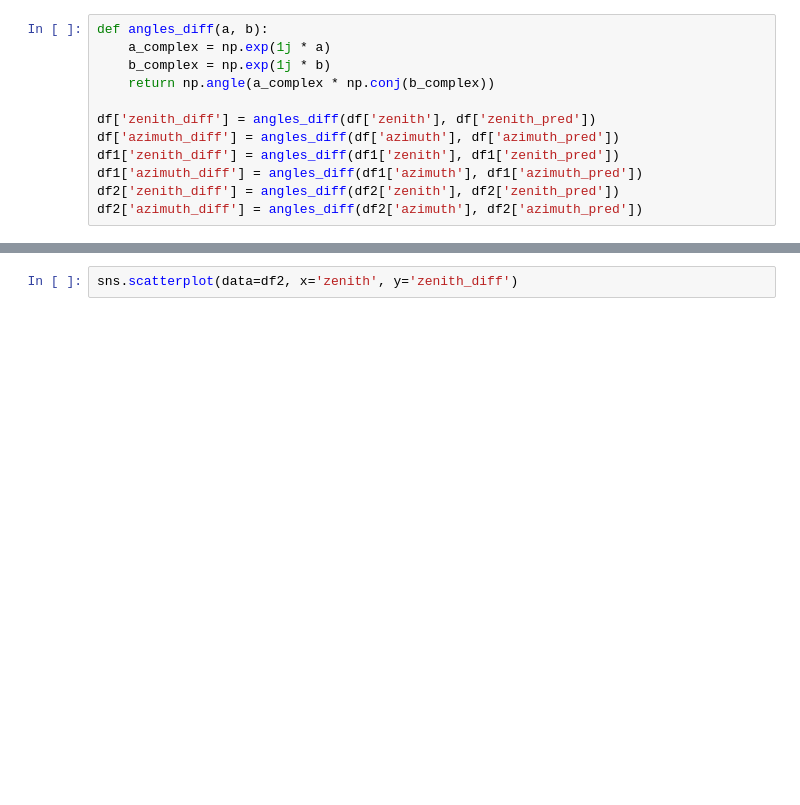
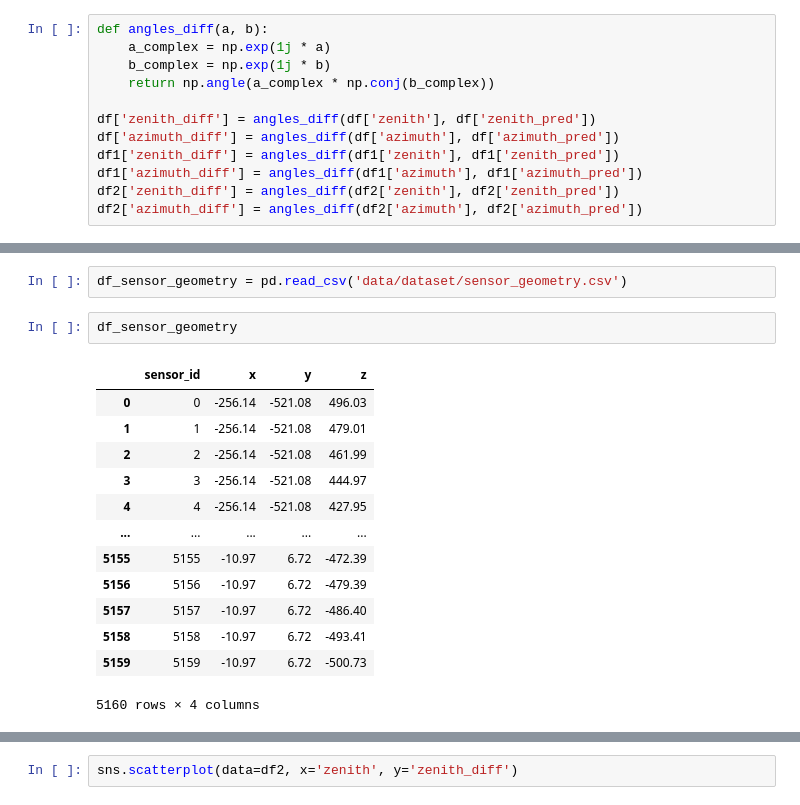
Before and after one commit to mkotyushev/icecube, a Jupyter notebook: inference.ipynb, the cells around one changed output, grey strips where cells are left out. Cells and saved outputs as stored; diff of their text form; blank space fills up the shorter version.

```diff
--- a/inference.ipynb
+++ b/inference.ipynb
@@ -227,0 +222,18 @@ df1['azimuth_diff'].abs().mean(), df2['azimuth_diff'].abs().mean(), df['azimuth_
+# %%
+df_sensor_geometry = pd.read_csv('data/dataset/sensor_geometry.csv')
+# %%
+df_sensor_geometry
+# %% [output]
+|  | sensor_id | x | y | z |
+| 0 | 0 | -256.14 | -521.08 | 496.03 |
+| 1 | 1 | -256.14 | -521.08 | 479.01 |
+| 2 | 2 | -256.14 | -521.08 | 461.99 |
+| 3 | 3 | -256.14 | -521.08 | 444.97 |
+| 4 | 4 | -256.14 | -521.08 | 427.95 |
+| ... | ... | ... | ... | ... |
+| 5155 | 5155 | -10.97 | 6.72 | -472.39 |
+| 5156 | 5156 | -10.97 | 6.72 | -479.39 |
+| 5157 | 5157 | -10.97 | 6.72 | -486.40 |
+| 5158 | 5158 | -10.97 | 6.72 | -493.41 |
+| 5159 | 5159 | -10.97 | 6.72 | -500.73 |
+5160 rows × 4 columns
```
Also changed, not shown: parts of 15 cells of this notebook.
